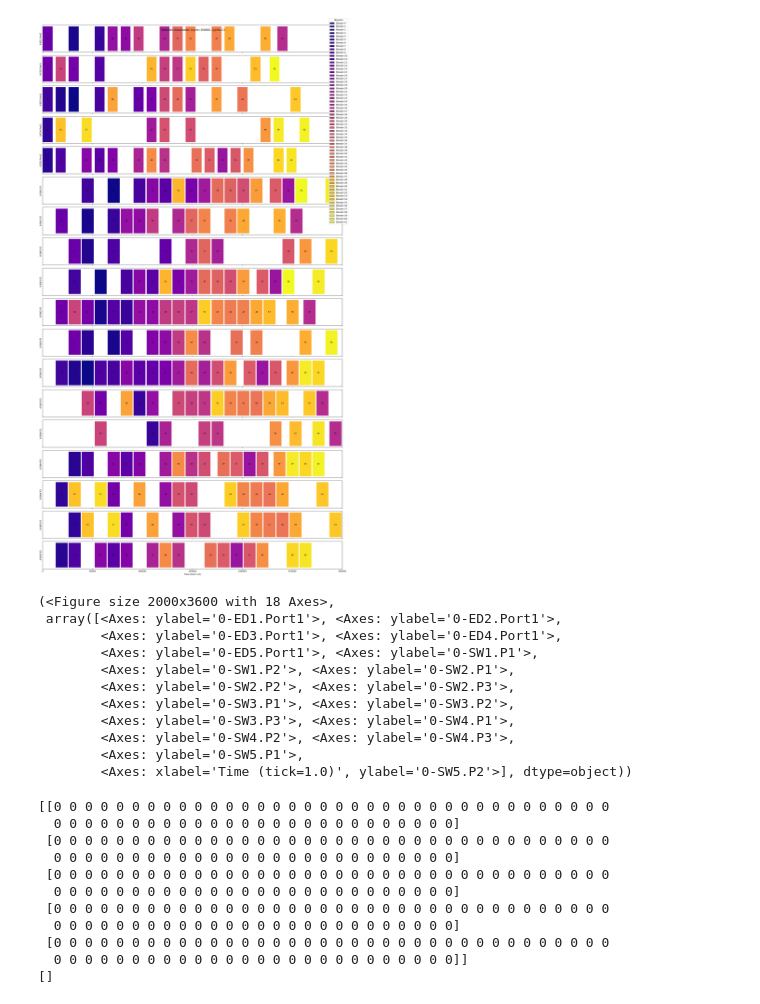
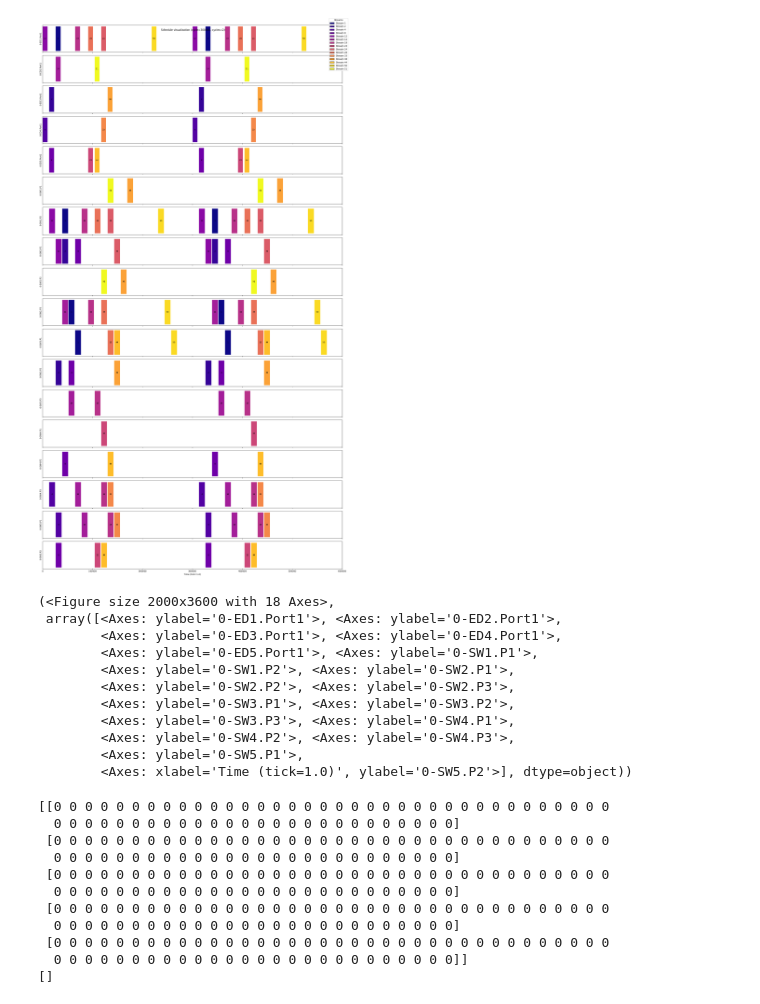
Before and after one commit to TSNTools/TSN_optimizer_platform, a Jupyter notebook: test_conversion.ipynb, the cells around one changed output. Cells and saved outputs as stored; diff of their text form; code cells hidden in the pictures.

```diff
--- a/test_conversion.ipynb
+++ b/test_conversion.ipynb
@@ -9,13 +9,13 @@ from benchmark_utils import build_network_generator_from_usecase, generate_one_a
 # %%
 problem = TSNScheduling("uc_config.cfg")
 # %%
-instance = problem.import_scheduling_usecase("banana.json")
+instance = problem.import_scheduling_usecase("banana2.json")
 # %%
 #instance.schedule.delete_streams(n_remove=10, save_json=True, usecase=instance, ucFileName="banana2.json")
 # %%
-instance.schedule.plot(cycles=1, label=True)
+instance.schedule.plot(cycles=2, label=True)
 # %% [output]
-[figure, old version]
+[figure, new version]
 (<Figure size 2000x3600 with 18 Axes>,
  array([<Axes: ylabel='0-ED1.Port1'>, <Axes: ylabel='0-ED2.Port1'>,
         <Axes: ylabel='0-ED3.Port1'>, <Axes: ylabel='0-ED4.Port1'>,
```
Also changed, not shown: 28 other files.
